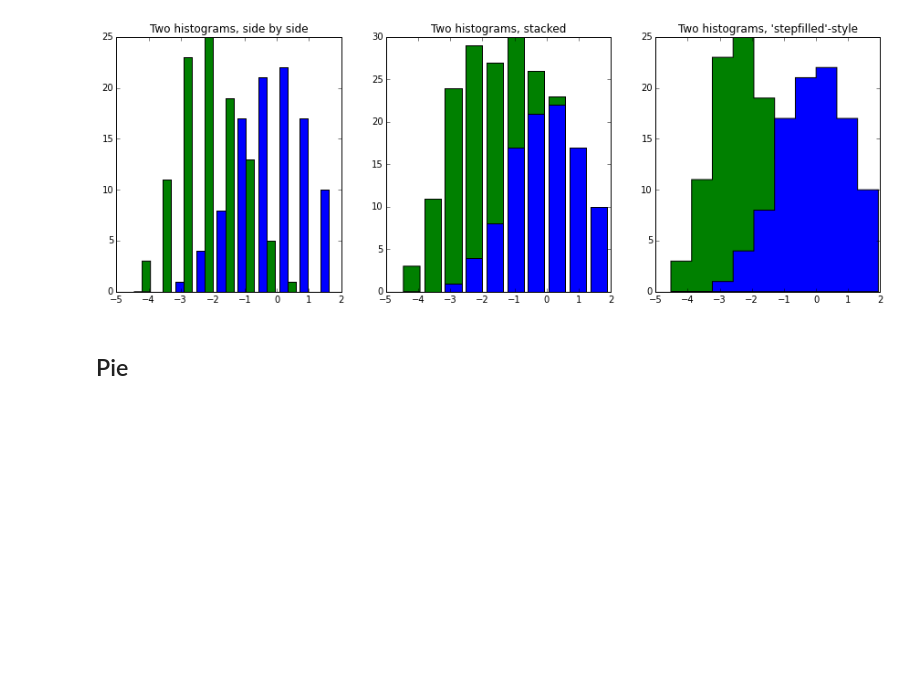
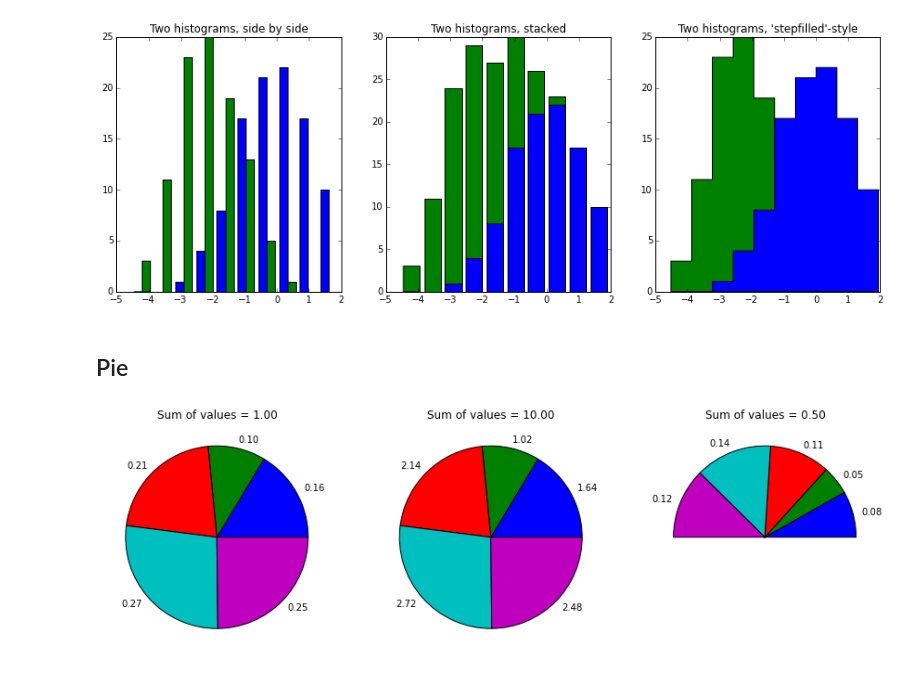
Before and after one commit to mmathioudakis/matplotlib_plot_examples, a Jupyter notebook: little_matplotlib_cookbook.ipynb, the cells around one changed output. Cells and saved outputs as stored; diff of their text form; code cells hidden in the pictures; blank space fills up the shorter version.

```diff
--- a/little_matplotlib_cookbook.ipynb
+++ b/little_matplotlib_cookbook.ipynb
@@ -445,0 +446,21 @@ plt.hist?
+# %%
+def value_labels(x):
+    return ["{0:.2f}".format(n) for n in x]
+# %%
+# data
+N = 5
+x = np.random.rand(N); x /= sum(x)
+y = 10 * x
+z = 0.5 * x / sum(x)
+
+# plotting
+fig, ax = plt.subplots(1,3, figsize = (15, 5))
+
+ax[0].set(title = "Sum of values = {0:.2f}".format(sum(x)), aspect = 1)
+_tmp = ax[0].pie(x, labels = value_labels(x))
+ax[1].set(title = "Sum of values = {0:.2f}".format(sum(y)), aspect = 1)
+_tmp = ax[1].pie(y, labels = value_labels(y))
+ax[2].set(title = "Sum of values = {0:.2f}".format(sum(z)), aspect = 1)
+_tmp = ax[2].pie(z, labels = value_labels(z))
+# %% [output]
+[figure, added]
```
Also changed, not shown: parts of 10 cells of this notebook.
